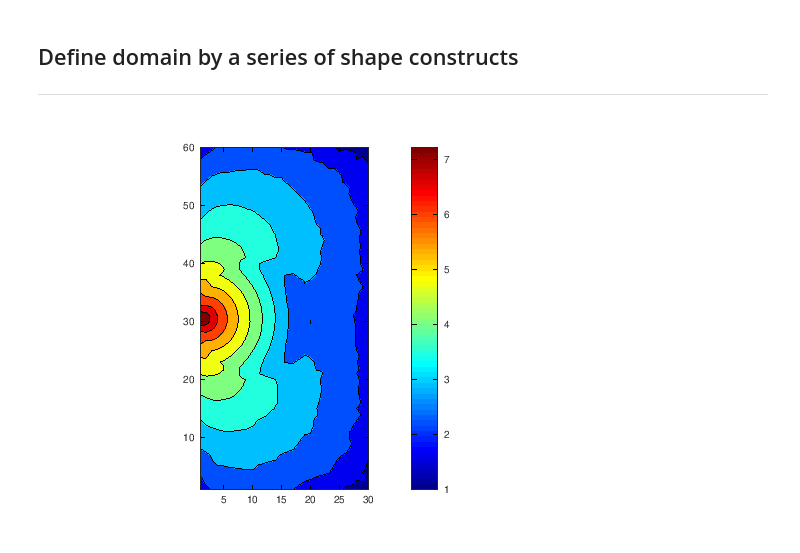
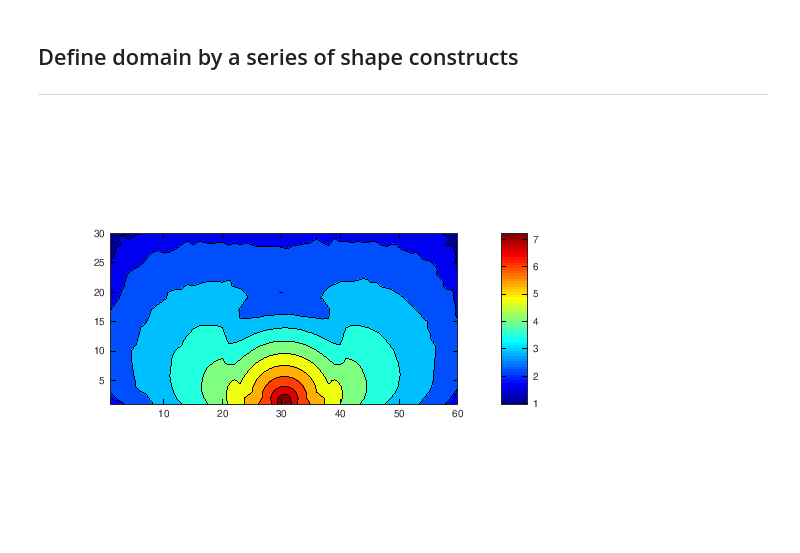
Before and after one commit to fangq/mcx, a Jupyter notebook: mcxlab/tutorials/mcxlab_getting_started.ipynb, the cells around one changed output. Drawn from its saved outputs; the diff is of its cells as text; code cells hidden in the pictures.

```diff
--- a/mcxlab/tutorials/mcxlab_getting_started.ipynb
+++ b/mcxlab/tutorials/mcxlab_getting_started.ipynb
@@ -433,9 +472,9 @@ flux=mcxlab(cfg);
 # %%
 %%octave
 
-contourf(log10(abs(squeeze(flux.data(20,:,:)))))
+contourf(log10(abs(squeeze(flux.data(20,:,:))')))
 colorbar;
 colormap('jet')
 axis equal
 # %% [output]
-[figure, old version]
+[figure, new version]
```
Also changed, not shown: parts of 16 cells of this notebook.
